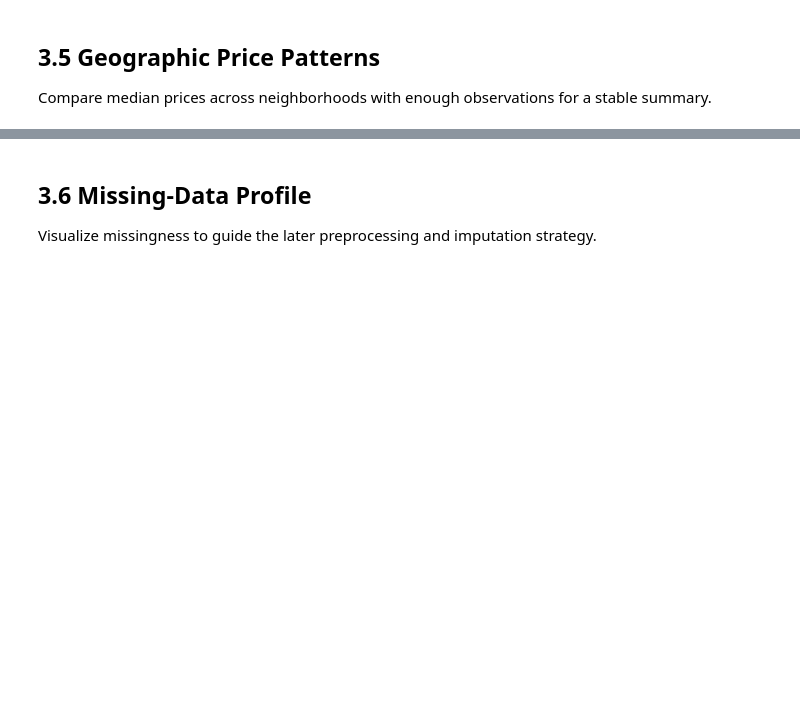
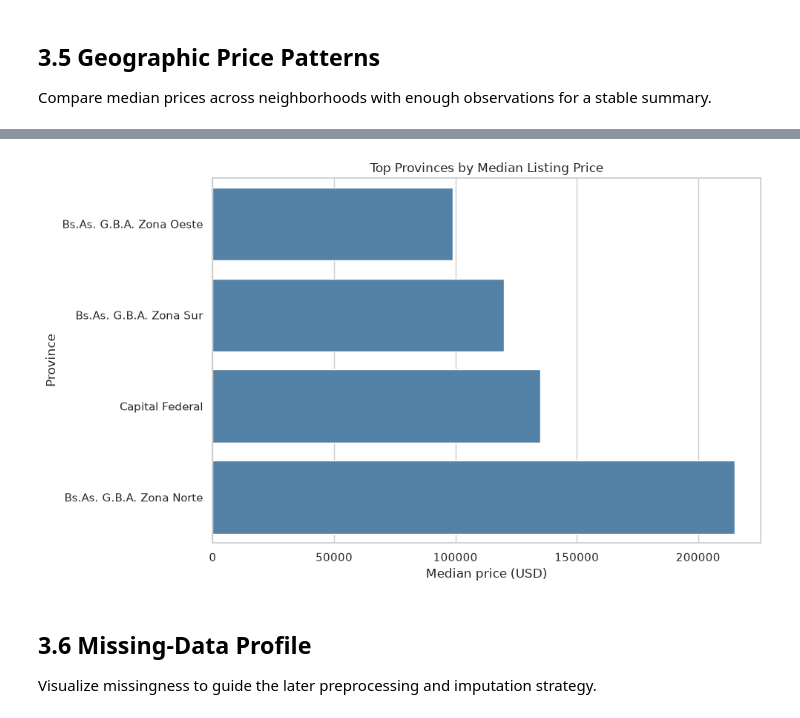
Before and after one commit to DominicNyabuto/Data-Science-Machine-Learning-Projects-, a Jupyter notebook: Project-2/notebook.ipynb, the cells around one changed output, grey strips where cells are left out. Cells and saved outputs as stored; diff of their text form; code cells hidden in the pictures; blank space fills up the shorter version.

```diff
--- a/Project-2/notebook.ipynb
+++ b/Project-2/notebook.ipynb
@@ -218,14 +349,16 @@ plt.show()
 
 Compare median prices across neighborhoods with enough observations for a stable summary.
 # %%
-neighborhood_summary = (
-    df.dropna(subset=["neighborhood"])
-    .groupby("neighborhood")
-    .agg(listings=("price_aprox_usd", "size"), median_price=("price_aprox_usd", "median"))
+province_summary = (
+    df.dropna(subset=["province"])
+    .groupby("province")
+    .agg(
+        listings=("price_aprox_usd", "size"), median_price=("price_aprox_usd", "median")
+    )
     .query("listings >= 20")
     .sort_values("median_price", ascending=False)
     .head(15)
     .sort_values("median_price")
 )
 
-neighborhood_summary
+province_summary
@@ -232,15 +372,14 @@ neighborhood_summary
 # %%
 plt.figure(figsize=(10, 6))
 sns.barplot(
-    data=neighborhood_summary,
-    x="median_price",
-    y=neighborhood_summary.index,
-    color="steelblue"
+    data=province_summary, x="median_price", y=province_summary.index, color="steelblue"
 )
-plt.title("Top Neighborhoods by Median Listing Price")
+plt.title("Top Provinces by Median Listing Price")
 plt.xlabel("Median price (USD)")
-plt.ylabel("Neighborhood")
+plt.ylabel("Province")
 plt.tight_layout()
+# %% [output]
+[figure, added]
 # %% [markdown]
 ## 3.6 Missing-Data Profile
 
```
Also changed, not shown: parts of 18 cells of this notebook.
